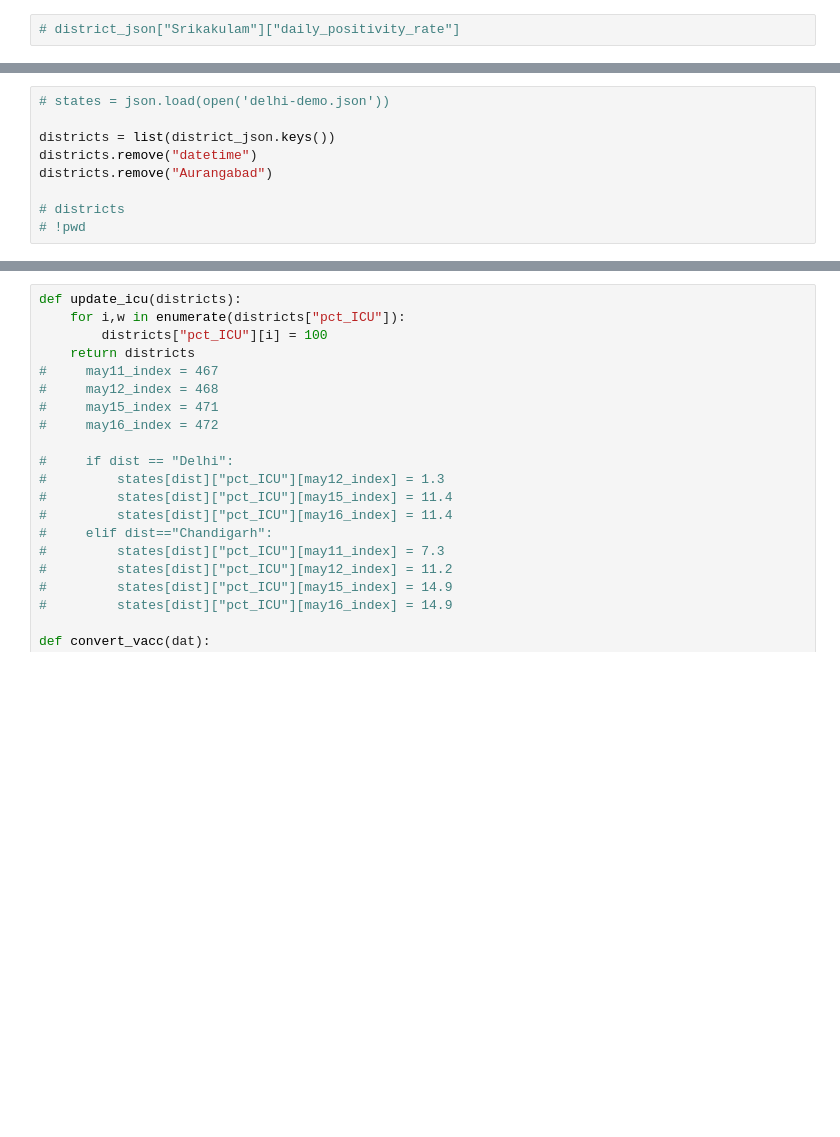
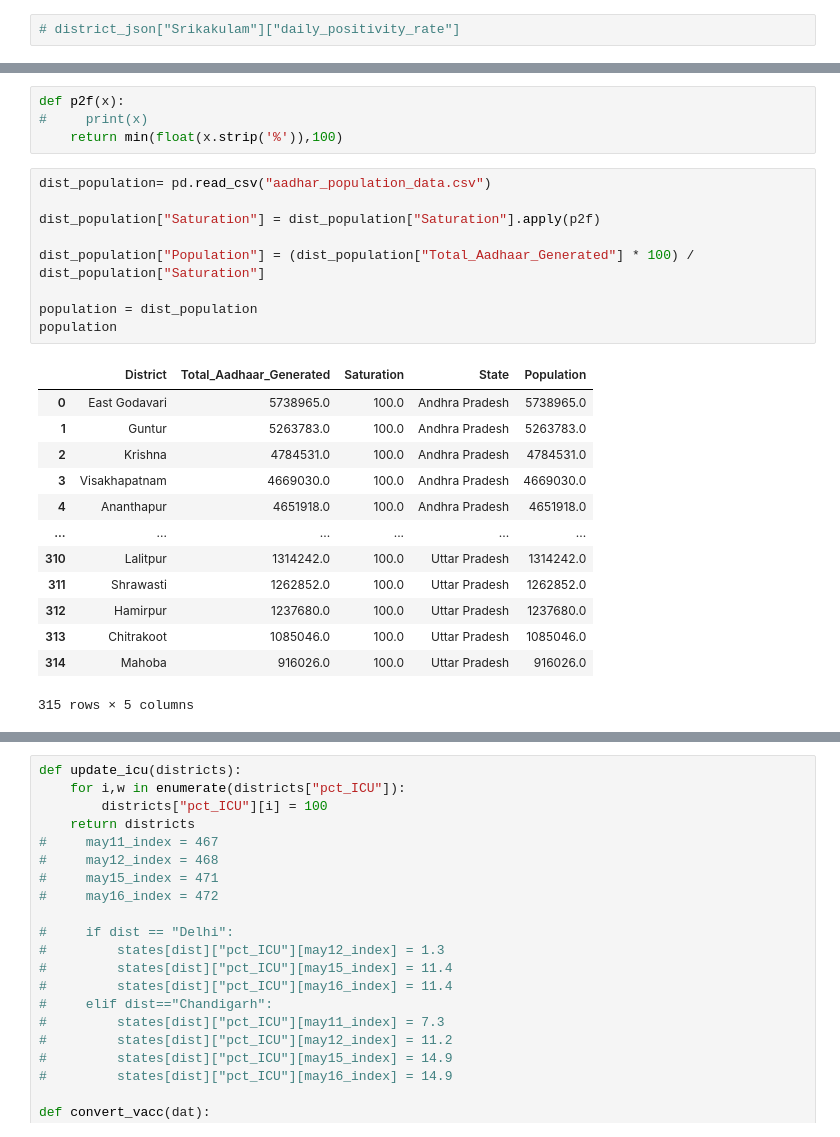
Before and after one commit to aberrantdoc/policydashboard, a Jupyter notebook: district_data/district_demo_correct-V2.ipynb, the cells around one changed output, grey strips where cells are left out. Cells and saved outputs as stored; diff of their text form; blank space fills up the shorter version.

Commit message:
Some data fix

```diff
--- a/district_data/district_demo_correct-V2.ipynb
+++ b/district_data/district_demo_correct-V2.ipynb
@@ -45,9 +54,27 @@ dict_keys(['dates', 'cum_positive_cases', 'cum_positivity_rate', 'daily_positive
 # %%
-# states = json.load(open('delhi-demo.json'))
-
-districts = list(district_json.keys())
-districts.remove("datetime")
-districts.remove("Aurangabad")
-
-# districts
-# !pwd
+def p2f(x):
+#     print(x)
+    return min(float(x.strip('%')),100)
+# %%
+dist_population= pd.read_csv("aadhar_population_data.csv")
+
+dist_population["Saturation"] = dist_population["Saturation"].apply(p2f)
+
+dist_population["Population"] = (dist_population["Total_Aadhaar_Generated"] * 100) / dist_population["Saturation"]
+
+population = dist_population
+population
+# %% [output]
+|  | District | Total_Aadhaar_Generated | Saturation | State | Population |
+| 0 | East Godavari | 5738965.0 | 100.0 | Andhra Pradesh | 5738965.0 |
+| 1 | Guntur | 5263783.0 | 100.0 | Andhra Pradesh | 5263783.0 |
+| 2 | Krishna | 4784531.0 | 100.0 | Andhra Pradesh | 4784531.0 |
+| 3 | Visakhapatnam | 4669030.0 | 100.0 | Andhra Pradesh | 4669030.0 |
+| 4 | Ananthapur | 4651918.0 | 100.0 | Andhra Pradesh | 4651918.0 |
+| ... | ... | ... | ... | ... | ... |
+| 310 | Lalitpur | 1314242.0 | 100.0 | Uttar Pradesh | 1314242.0 |
+| 311 | Shrawasti | 1262852.0 | 100.0 | Uttar Pradesh | 1262852.0 |
+| 312 | Hamirpur | 1237680.0 | 100.0 | Uttar Pradesh | 1237680.0 |
+| 313 | Chitrakoot | 1085046.0 | 100.0 | Uttar Pradesh | 1085046.0 |
+| 314 | Mahoba | 916026.0 | 100.0 | Uttar Pradesh | 916026.0 |
+315 rows × 5 columns
```
Also changed, not shown: parts of 12 cells of this notebook, 7 other files.
